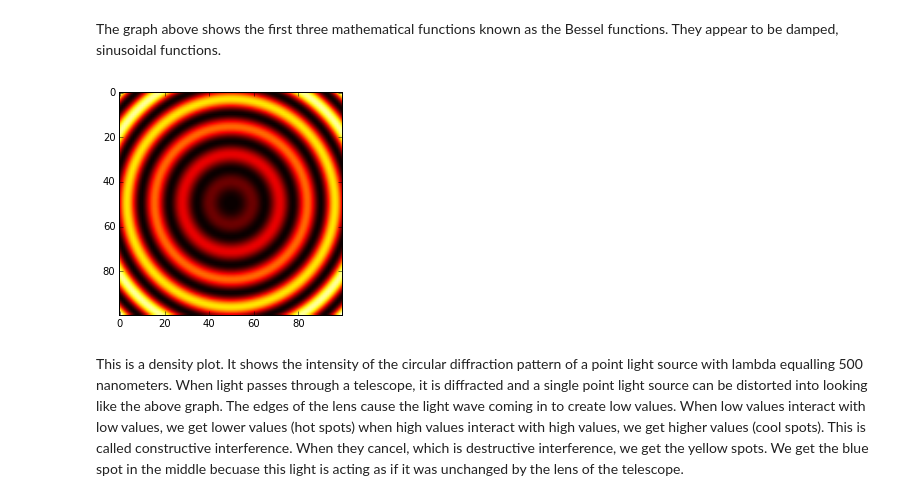
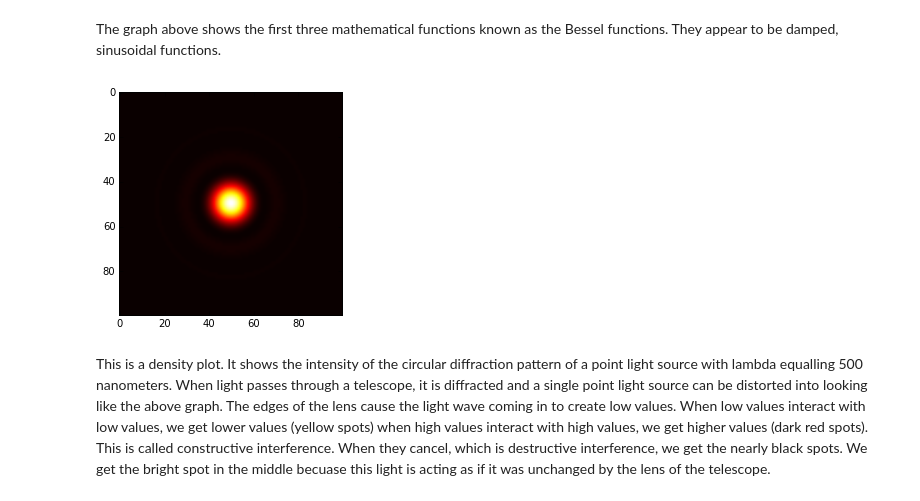
Before and after one commit to elevally/Labs, a Jupyter notebook: Lab4/Lab4.ipynb, the cells around one changed output. Cells and saved outputs as stored; diff of their text form; code cells hidden in the pictures.

```diff
--- a/Lab4/Lab4.ipynb
+++ b/Lab4/Lab4.ipynb
@@ -366,15 +401,30 @@ a ``vmin`` argument that can be used to set the value that corresponds
 to the dimmest (most negative) color.)  For this exercise a value of
 ``vmax=0.01`` appears to work well.
 # %%
-#DM I've written the Bessel function code to get you started
-#but you need to figure out how to call it and use it
+
+#######################################
+#Part 1 - plotting the Bessel Function
+#######################################
 
 def J(m,x):
-    '''Calculate the Bessel function.  This calculates the bessel function so that it can be used in the graphs below'''
+
+    '''Calculate the Bessel function.  This calculates the bessel function so that it can be
+    used in the graphs below.
+
+    input(s):
+    m = our mth Bessel function
+    x = our range
+
+    output(s):
+    the integral of our Bessel functions
+
+    '''
     a = 0
     b = math.pi
 
     def f_theta(theta):
+
+        '''This performs a calculation using theta to return our function argument.'''
         func_arg = 1/math.pi * math.cos(m*theta - x*math.sin(theta))
         return func_arg
 
@@ -396,43 +446,44 @@ for m in mvals:
     plot(x1,j,label="J=%d"%(m))
 
 plt.legend()
-#######################################
-#Part 1 - plotting the Bessel Function
-#######################################
 # %% [output]
 <matplotlib.legend.Legend at 0x...>
 [figure]
 # %% [markdown]
 The graph above shows the first three mathematical functions known as the Bessel functions.  They appear to be damped, sinusoidal functions.
 # %%
-#I've given you some dimensions to get you started,
-# code up the diffraction pattern from here
 
 #########
 #Part 2 - plotting the diffraction pattern
 #########
 from pylab import imshow
 lambda1 = 500e-9          #500 nm
 k = 2.0*math.pi/lambda1
 x_max=1e-6                #1 micron - make this the the approximate scale of your problem
 
 N = 100
 
 xy_grid = np.empty([N,N],float)
 x_array = np.linspace(-x_max,x_max,N)
 y_array = np.linspace(-x_max,x_max,N)
 
 for i in range(len(x_array)):
     x = x_array[i]
 
     for j in range(len(y_array)):
         y = y_array[j]
         r = math.sqrt(y**2+x**2)
-        xy_grid[i,j] = (J(1,k*r)/k*r)**2
+        if abs(r)<1e-9:
+
+            xy_grid[i][j] = 0.5
+
+        else:
+            xy_grid[i][j] = ( J(1,k*r)/(k*r) )**2
+
 
 imshow(xy_grid)
 plt.hot()
 # %% [output]
-[figure, old version]
+[figure, new version]
 # %% [markdown]
-This is a density plot.  It shows the intensity of the circular diffraction pattern of a point light source with lambda equalling 500 nanometers.  When light passes through a telescope, it is diffracted and a single point light source can be distorted into looking like the above graph.  The edges of the lens cause the light wave coming in to create low values.  When low values interact with low values, we get lower values (hot spots) when high values interact with high values, we get higher values (cool spots).  This is called constructive interference.  When they cancel, which is destructive interference, we get the yellow spots.  We get the blue spot in the middle becuase this light is acting as if it was unchanged by the lens of the telescope.
+This is a density plot.  It shows the intensity of the circular diffraction pattern of a point light source with lambda equalling 500 nanometers.  When light passes through a telescope, it is diffracted and a single point light source can be distorted into looking like the above graph.  The edges of the lens cause the light wave coming in to create low values.  When low values interact with low values, we get lower values (yellow spots) when high values interact with high values, we get higher values (dark red spots).  This is called constructive interference.  When they cancel, which is destructive interference, we get the nearly black spots.  We get the bright spot in the middle becuase this light is acting as if it was unchanged by the lens of the telescope.
```
Also changed, not shown: parts of 3 cells of this notebook.
